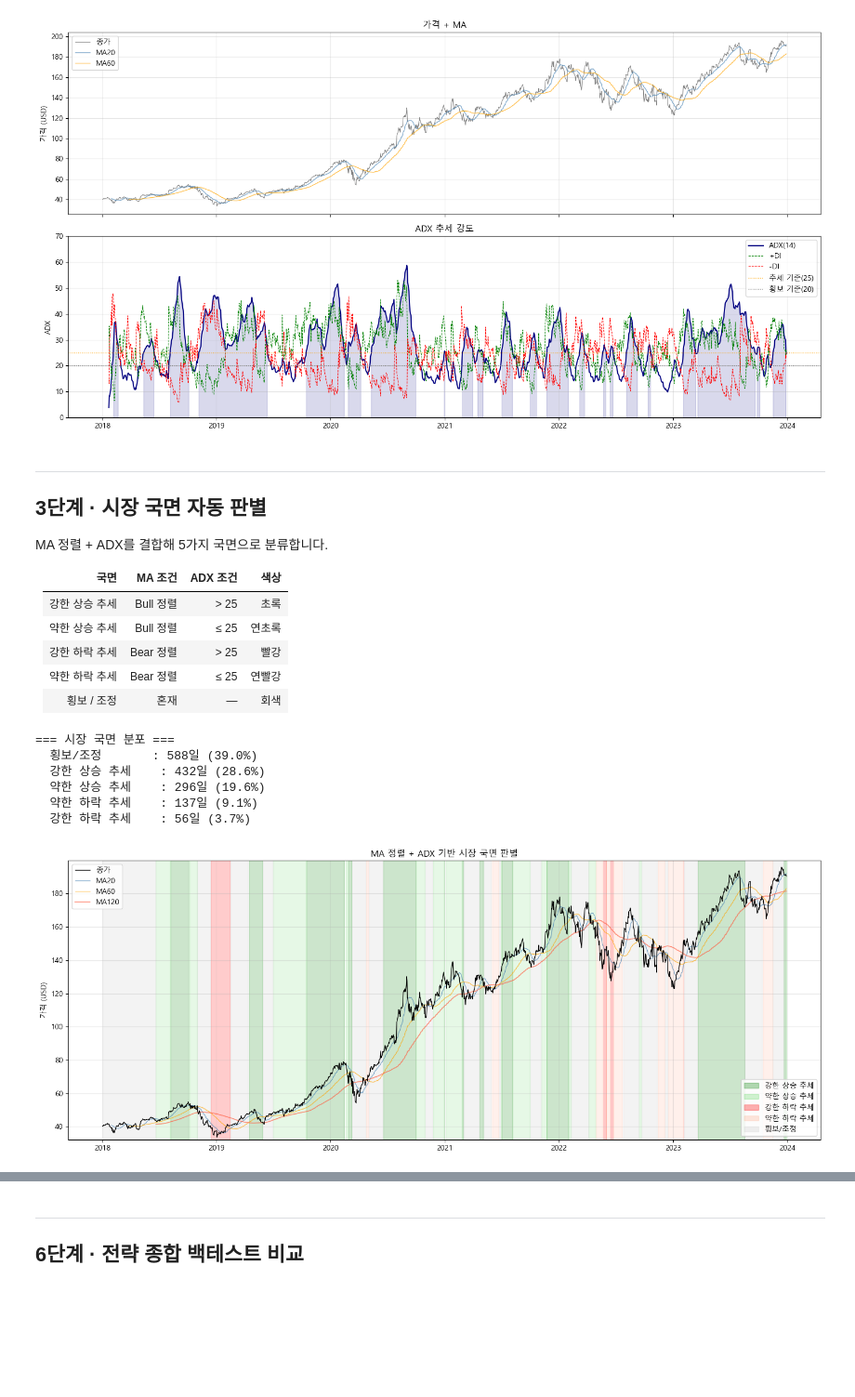
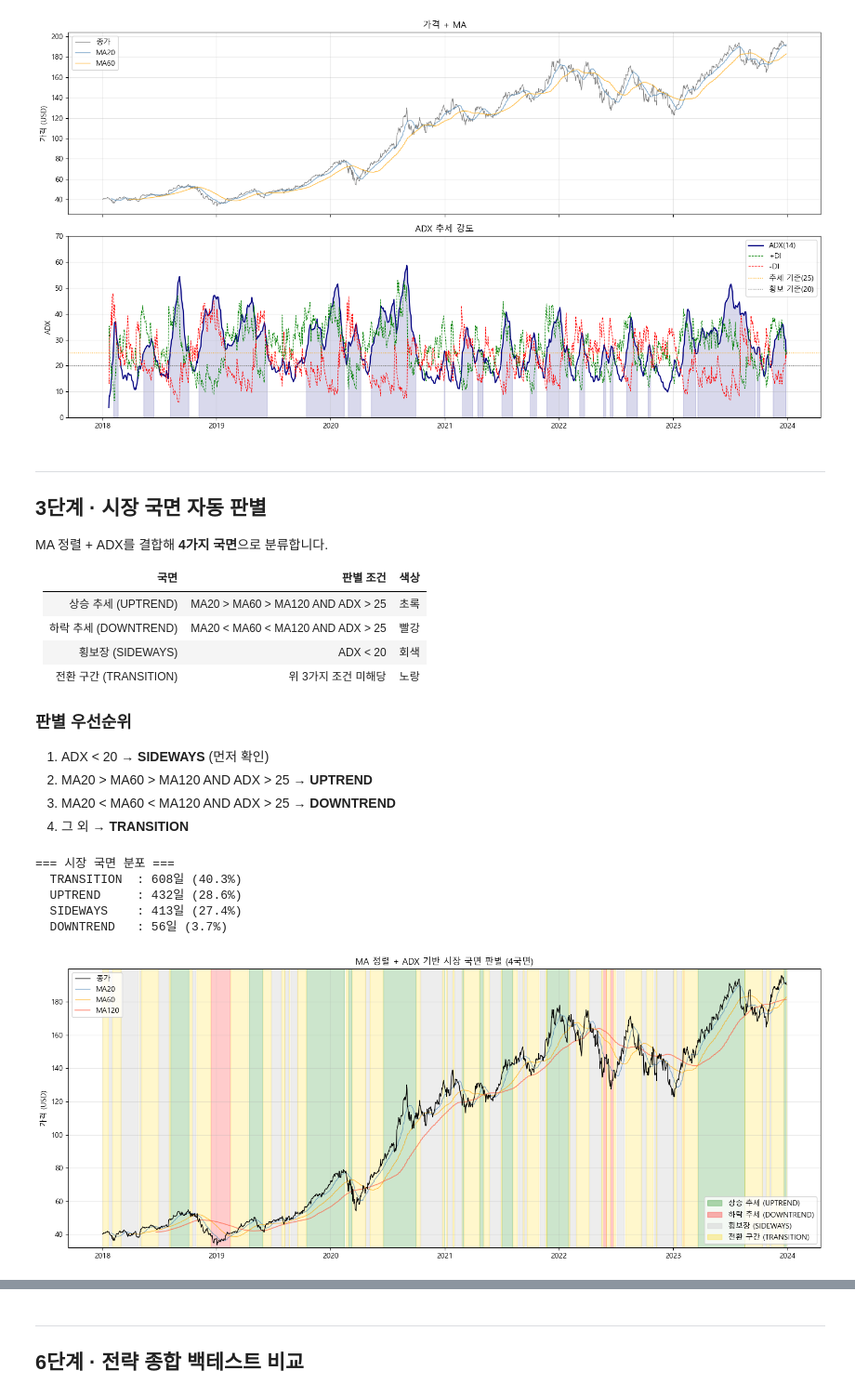
Before and after one commit to techshin31/test_stock, a Jupyter notebook: analysis/analysis_good593/study_vectorbt/06_시장국면_판별전략.ipynb, the cells around one changed output, grey strips where cells are left out. Shown at 93% size. Saved outputs shown, nothing was run; the diff lists cells and outputs as text; code cells hidden in the pictures; blank space fills up the shorter version.

```diff
--- a/analysis/analysis_good593/study_vectorbt/06_시장국면_판별전략.ipynb
+++ b/analysis/analysis_good593/study_vectorbt/06_시장국면_판별전략.ipynb
@@ -180,29 +194,33 @@ plt.show()
 ---
 ## 3단계 · 시장 국면 자동 판별
 
-MA 정렬 + ADX를 결합해 5가지 국면으로 분류합니다.
+MA 정렬 + ADX를 결합해 **4가지 국면**으로 분류합니다.
 
-| 국면 | MA 조건 | ADX 조건 | 색상 |
-|------|---------|---------|------|
-| 강한 상승 추세 | Bull 정렬 | > 25 | 초록 |
-| 약한 상승 추세 | Bull 정렬 | ≤ 25 | 연초록 |
-| 강한 하락 추세 | Bear 정렬 | > 25 | 빨강 |
-| 약한 하락 추세 | Bear 정렬 | ≤ 25 | 연빨강 |
-| 횡보 / 조정 | 혼재 | — | 회색 |
+| 국면 | 판별 조건 | 색상 |
+|------|---------|------|
+| 상승 추세 (UPTREND) | MA20 > MA60 > MA120 AND ADX > 25 | 초록 |
+| 하락 추세 (DOWNTREND) | MA20 < MA60 < MA120 AND ADX > 25 | 빨강 |
+| 횡보장 (SIDEWAYS) | ADX < 20 | 회색 |
+| 전환 구간 (TRANSITION) | 위 3가지 조건 미해당 | 노랑 |
+
+### 판별 우선순위
+1. ADX < 20 → **SIDEWAYS** (먼저 확인)
+2. MA20 > MA60 > MA120 AND ADX > 25 → **UPTREND**
+3. MA20 < MA60 < MA120 AND ADX > 25 → **DOWNTREND**
+4. 그 외 → **TRANSITION**
 # %%
-# ─── 시장 국면 분류 ────────────────────────────────────────────────
-STRONG_BULL = bull_align & (adx > 25)   # 강한 상승 추세
-WEAK_BULL   = bull_align & (adx <= 25)  # 약한 상승 추세
-STRONG_BEAR = bear_align & (adx > 25)   # 강한 하락 추세
-WEAK_BEAR   = bear_align & (adx <= 25)  # 약한 하락 추세
-RANGING     = mixed                      # 횡보 / 조정
+# ─── 시장 국면 분류 (4국면, 우선순위 적용) ─────────────────────────
+# 우선순위: SIDEWAYS → UPTREND → DOWNTREND → TRANSITION
+SIDEWAYS   = adx < 20
+UPTREND    = (ma20 > ma60) & (ma60 > ma120) & (adx > 25) & ~SIDEWAYS
+DOWNTREND  = (ma20 < ma60) & (ma60 < ma120) & (adx > 25) & ~SIDEWAYS
+TRANSITION = ~SIDEWAYS & ~UPTREND & ~DOWNTREND
 
 # 국면 라벨 Series
-regime = pd.Series('횡보/조정', index=close.index)
-regime[WEAK_BULL]   = '약한 상승 추세'
-regime[STRONG_BULL] = '강한 상승 추세'
-regime[WEAK_BEAR]   = '약한 하락 추세'
-regime[STRONG_BEAR] = '강한 하락 추세'
+regime = pd.Series('TRANSITION', index=close.index)
+regime[SIDEWAYS]  = 'SIDEWAYS'
+regime[UPTREND]   = 'UPTREND'
+regime[DOWNTREND] = 'DOWNTREND'
 
 print('=== 시장 국면 분포 ===')
 counts = regime.value_counts()
@@ -210,45 +228,43 @@ for name, cnt in counts.items():
     print(f'  {name:12s}: {cnt}일 ({cnt/len(regime):.1%})')
 # %% [output]
 === 시장 국면 분포 ===
-  횡보/조정       : 588일 (39.0%)
-  강한 상승 추세    : 432일 (28.6%)
-  약한 상승 추세    : 296일 (19.6%)
-  약한 하락 추세    : 137일 (9.1%)
-  강한 하락 추세    : 56일 (3.7%)
+  TRANSITION  : 608일 (40.3%)
+  UPTREND     : 432일 (28.6%)
+  SIDEWAYS    : 413일 (27.4%)
+  DOWNTREND   : 56일 (3.7%)
 # %%
 # ─── 국면별 가격 차트 시각화 ──────────────────────────────────────
 fig, ax = plt.subplots(figsize=(15, 6))
 
 regime_styles = {
-    'STRONG_BULL': (STRONG_BULL, 'green',      '강한 상승 추세',  0.20),
-    'WEAK_BULL':   (WEAK_BULL,   'limegreen',  '약한 상승 추세',  0.12),
-    'STRONG_BEAR': (STRONG_BEAR, 'red',         '강한 하락 추세', 0.20),
-    'WEAK_BEAR':   (WEAK_BEAR,   'lightsalmon', '약한 하락 추세', 0.15),
-    'RANGING':     (RANGING,     'lightgray',   '횡보/조정',      0.25),
+    'UPTREND':    (UPTREND,    'green',      '상승 추세 (UPTREND)',    0.20),
+    'DOWNTREND':  (DOWNTREND,  'red',        '하락 추세 (DOWNTREND)',  0.20),
+    'SIDEWAYS':   (SIDEWAYS,   'lightgray',  '횡보장 (SIDEWAYS)',      0.40),
+    'TRANSITION': (TRANSITION, 'gold',       '전환 구간 (TRANSITION)', 0.20),
 }
 
 ymin, ymax = close.min() * 0.95, close.max() * 1.02
 patches = []
 for key, (mask, color, label, alpha) in regime_styles.items():
     ax.fill_between(close.index, ymin, ymax, where=mask,
                     color=color, alpha=alpha)
     patches.append(mpatches.Patch(color=color, alpha=alpha + 0.1, label=label))
 
 ax.plot(close, color='black', linewidth=1.0, label='종가', zorder=5)
 ax.plot(ma20,  color='steelblue', linewidth=0.9, alpha=0.7, label='MA20')
 ax.plot(ma60,  color='orange',    linewidth=0.9, alpha=0.7, label='MA60')
 ax.plot(ma120, color='tomato',    linewidth=1.2, alpha=0.7, label='MA120')
 
-ax.set_title('MA 정렬 + ADX 기반 시장 국면 판별')
+ax.set_title('MA 정렬 + ADX 기반 시장 국면 판별 (4국면)')
 ax.set_ylabel('가격 (USD)')
 ax.set_ylim(ymin, ymax)
 line_legend = ax.legend(loc='upper left')
 ax.add_artist(line_legend)
 ax.legend(handles=patches, loc='lower right')
 ax.grid(True, alpha=0.3)
 plt.tight_layout()
 plt.show()
 # %% [output]
-[figure, old version]
+[figure, new version]
 # %% [markdown]
 ---
```
Also changed, not shown: parts of 9 cells of this notebook.
